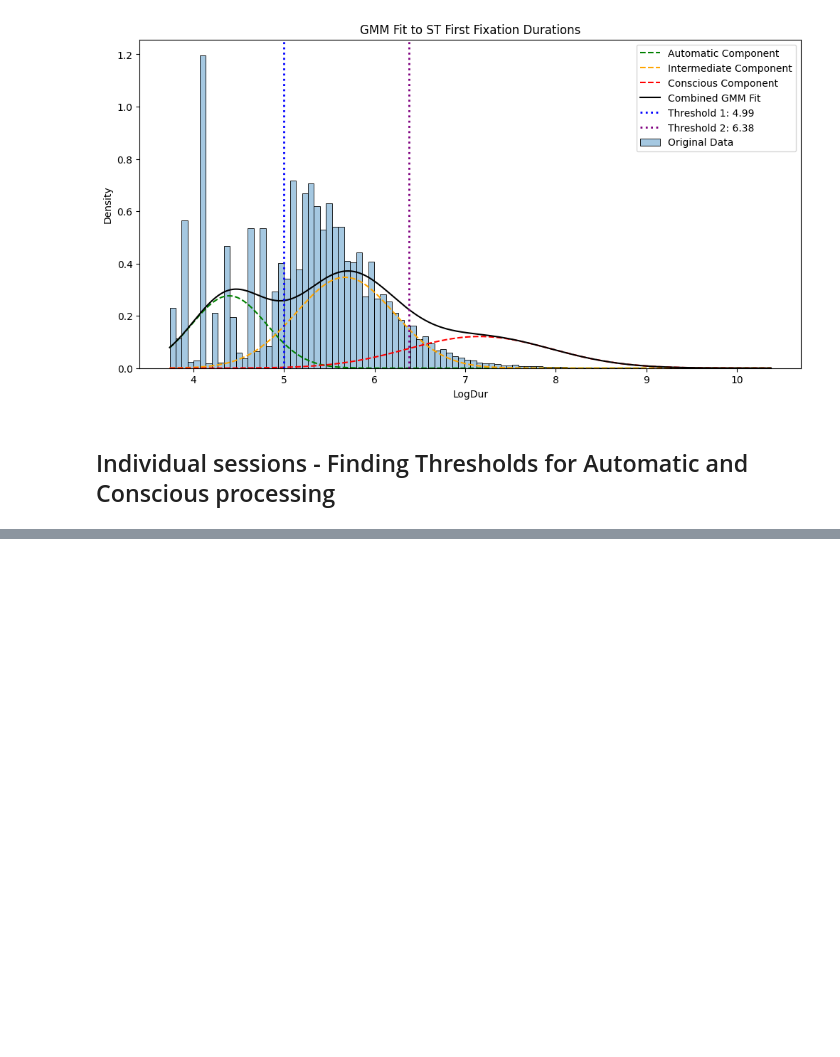
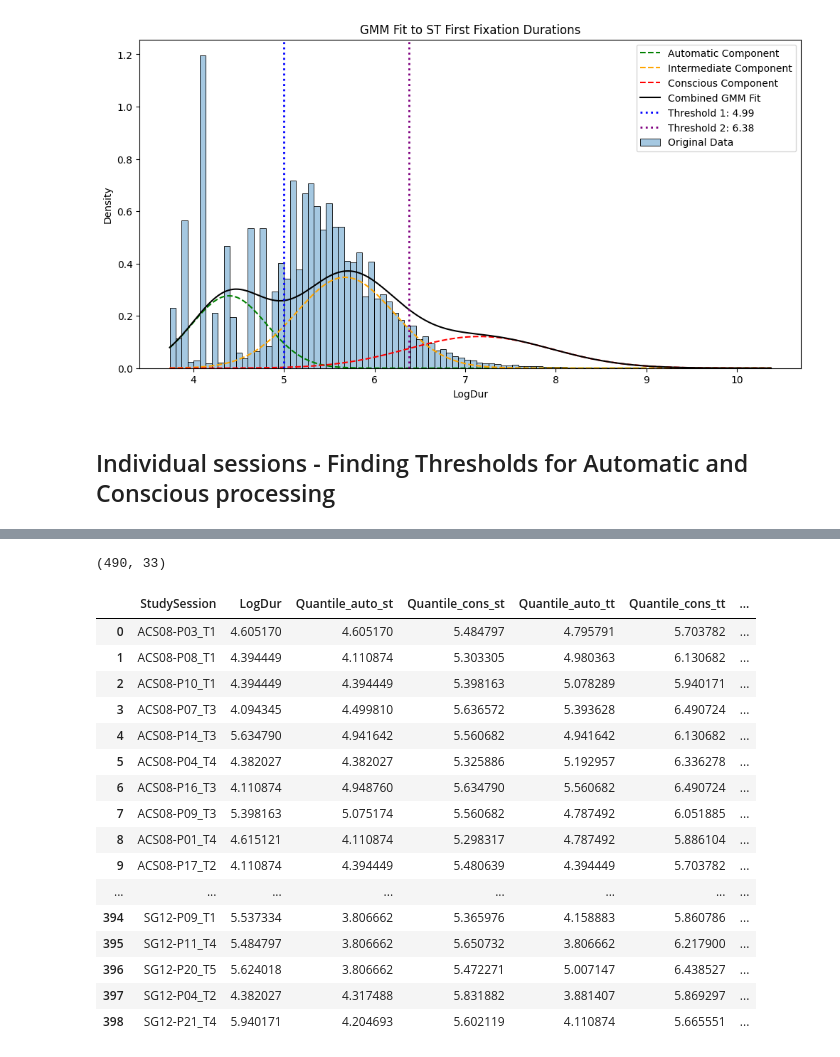
Before and after one commit to Critt-Kent/Key-Gaze-Correlation, a Jupyter notebook: Key-Gaze-correlation.ipynb, the cells around one changed output, grey strips where cells are left out. Cells and saved outputs as stored; diff of their text form; code cells hidden in the pictures; blank space fills up the shorter version.

```diff
--- a/Key-Gaze-correlation.ipynb
+++ b/Key-Gaze-correlation.ipynb
@@ -481,0 +721,34 @@ plt.show()
+# %%
+FDdf_session.shape
+# %% [output]
+(490, 33)
+# %%
+# Merge FDdf_session and AUdf on StudySession
+
+merged_df = FDdf_session.merge(
+    AUdf[['StudySession', 'KBI', 'PUB', 'Type']],  # only keep relevant columns from AUdf
+    on='StudySession',
+    how='left'  # use left join to keep all FDdf_session rows
+)
+
+# Select the columns you want from the merged table
+final_df = merged_df[['StudySession', 'LogDur', 'Quantile_auto_st', 'Quantile_cons_st', 'Quantile_auto_tt', 'Quantile_cons_tt', 'gmm_auto_st', 'gmm_cons_st', 'gmm_auto_tt', 'gmm_cons_tt', 'KBI', 'PUB', 'Type']]
+final_df
+# %% [output]
+|  | StudySession | LogDur | Quantile_auto_st | Quantile_cons_st | Quantile_auto_tt | Quantile_cons_tt | ... |
+| 0 | ACS08-P03_T1 | 4.605170 | 4.605170 | 5.484797 | 4.795791 | 5.703782 | ... |
+| 1 | ACS08-P08_T1 | 4.394449 | 4.110874 | 5.303305 | 4.980363 | 6.130682 | ... |
+| 2 | ACS08-P10_T1 | 4.394449 | 4.394449 | 5.398163 | 5.078289 | 5.940171 | ... |
+| 3 | ACS08-P07_T3 | 4.094345 | 4.499810 | 5.636572 | 5.393628 | 6.490724 | ... |
+| 4 | ACS08-P14_T3 | 5.634790 | 4.941642 | 5.560682 | 4.941642 | 6.130682 | ... |
+| 5 | ACS08-P04_T4 | 4.382027 | 4.382027 | 5.325886 | 5.192957 | 6.336278 | ... |
+| 6 | ACS08-P16_T3 | 4.110874 | 4.948760 | 5.634790 | 5.560682 | 6.490724 | ... |
+| 7 | ACS08-P09_T3 | 5.398163 | 5.075174 | 5.560682 | 4.787492 | 6.051885 | ... |
+| 8 | ACS08-P01_T4 | 4.615121 | 4.110874 | 5.298317 | 4.787492 | 5.886104 | ... |
+| 9 | ACS08-P17_T2 | 4.110874 | 4.394449 | 5.480639 | 4.394449 | 5.703782 | ... |
+| ... | ... | ... | ... | ... | ... | ... | ... |
+| 394 | SG12-P09_T1 | 5.537334 | 3.806662 | 5.365976 | 4.158883 | 5.860786 | ... |
+| 395 | SG12-P11_T4 | 5.484797 | 3.806662 | 5.650732 | 3.806662 | 6.217900 | ... |
+| 396 | SG12-P20_T5 | 5.624018 | 3.806662 | 5.472271 | 5.007147 | 6.438527 | ... |
+| 397 | SG12-P04_T2 | 4.382027 | 4.317488 | 5.831882 | 3.881407 | 5.869297 | ... |
+| 398 | SG12-P21_T4 | 5.940171 | 4.204693 | 5.602119 | 4.110874 | 5.665551 | ... |
```
Also changed, not shown: parts of 9 cells of this notebook.
